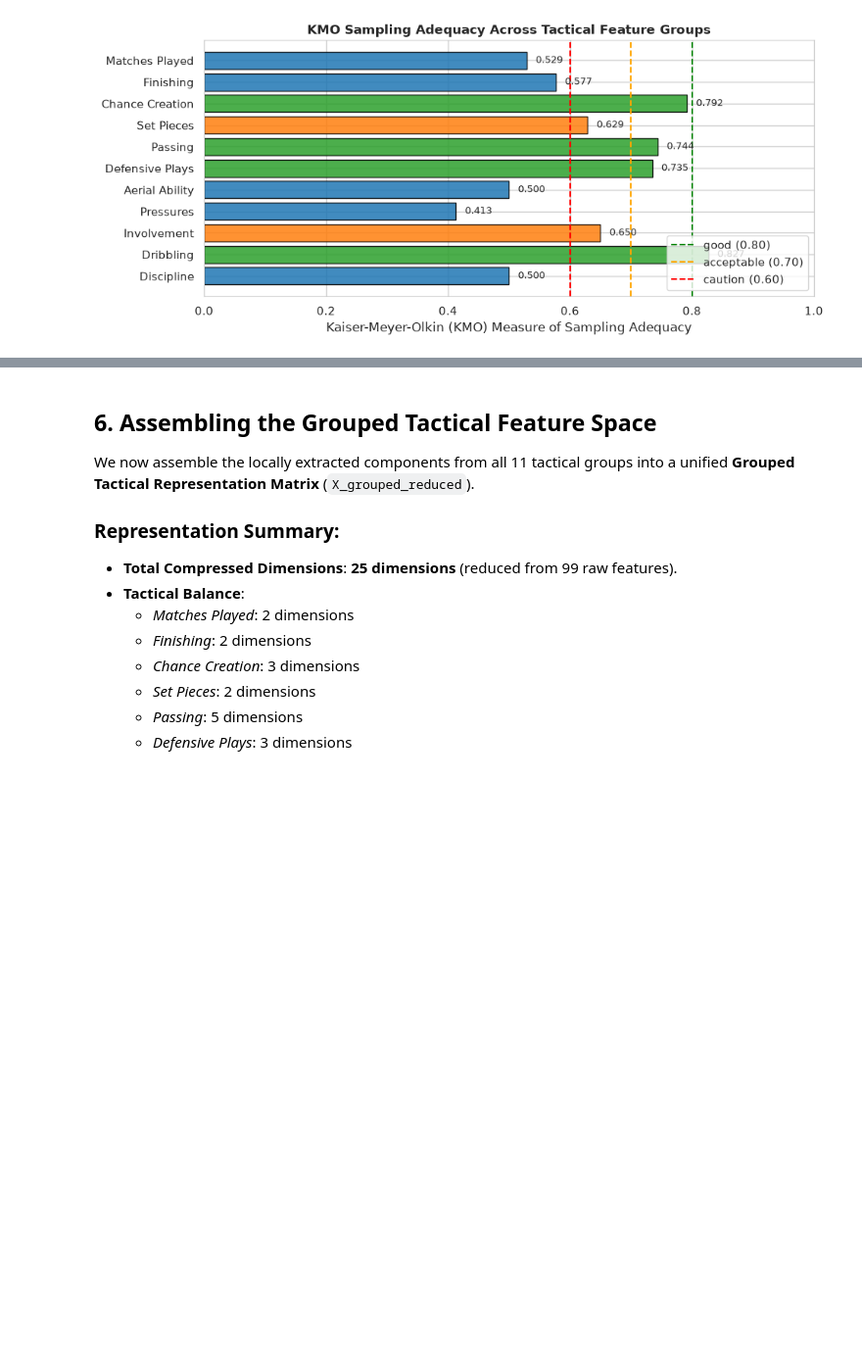
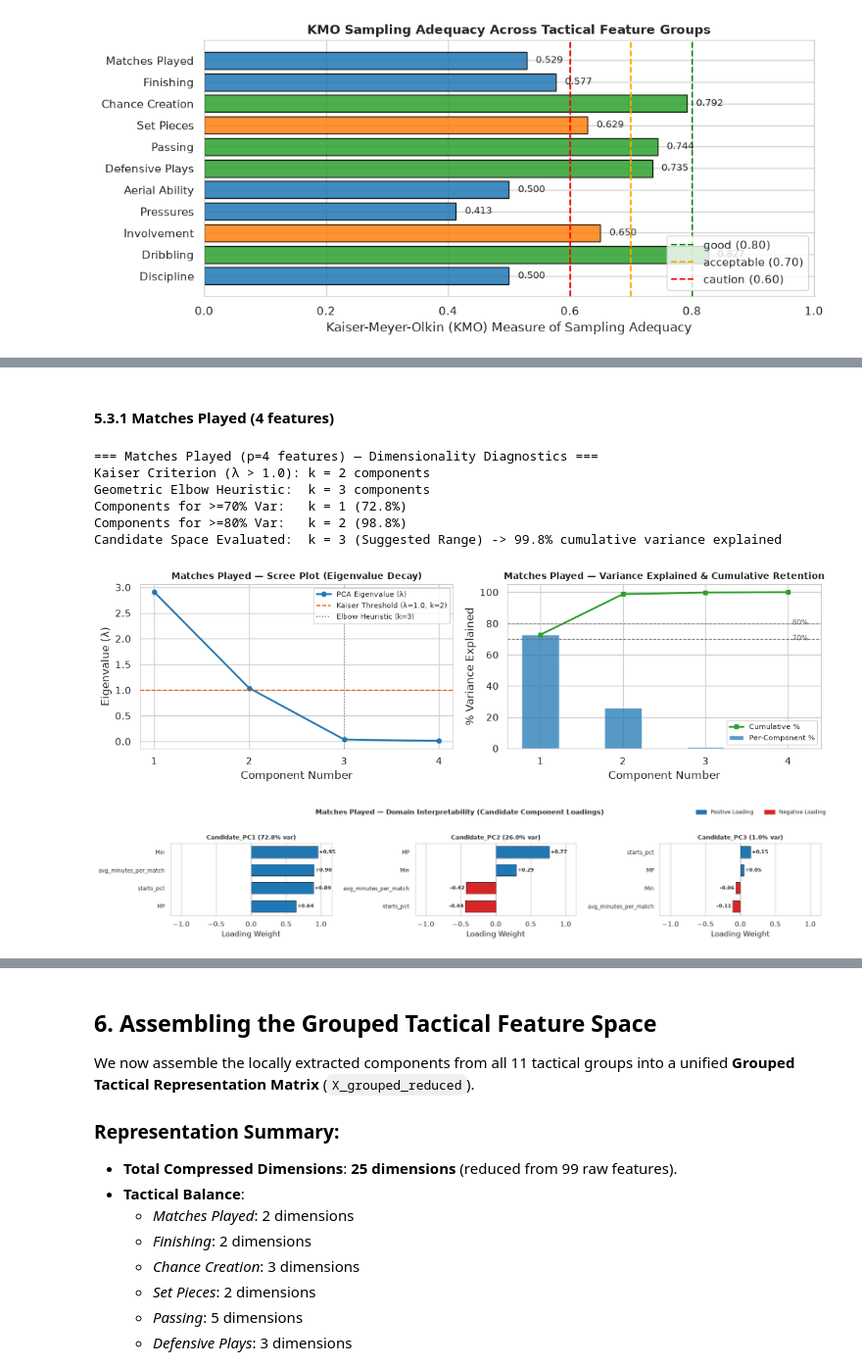
Before and after one commit to Scott-Trowers/player-architects, a Jupyter notebook: notebooks/season2122_dimension_reduction.ipynb, the cells around one changed output, grey strips where cells are left out. Shown at 98% size. Saved outputs shown, nothing was run; the diff lists cells and outputs as text; code cells hidden in the pictures; blank space fills up the shorter version.

```diff
--- a/notebooks/season2122_dimension_reduction.ipynb
+++ b/notebooks/season2122_dimension_reduction.ipynb
@@ -1330,0 +988,15 @@ display(loadings_grp11)
+# %% [markdown]
+#### 5.3.1 Matches Played (4 features)
+# %%
+# Step 1: Evaluate dimensionality (k) for Matches Played
+grp1_cols = FEATURE_GROUPS['Matches Played']
+diag_grp1 = plot_group_k_diagnostics(df_scaled[grp1_cols], group_name='Matches Played')
+# %% [output]
+=== Matches Played (p=4 features) — Dimensionality Diagnostics ===
+Kaiser Criterion (λ > 1.0): k = 2 components
+Geometric Elbow Heuristic:  k = 3 components
+Components for >=70% Var:   k = 1 (72.8%)
+Components for >=80% Var:   k = 2 (98.8%)
+Candidate Space Evaluated:  k = 3 (Suggested Range) -> 99.8% cumulative variance explained
+[figure, added]
+[figure, added]
```
Also changed, not shown: parts of 42 cells of this notebook.
